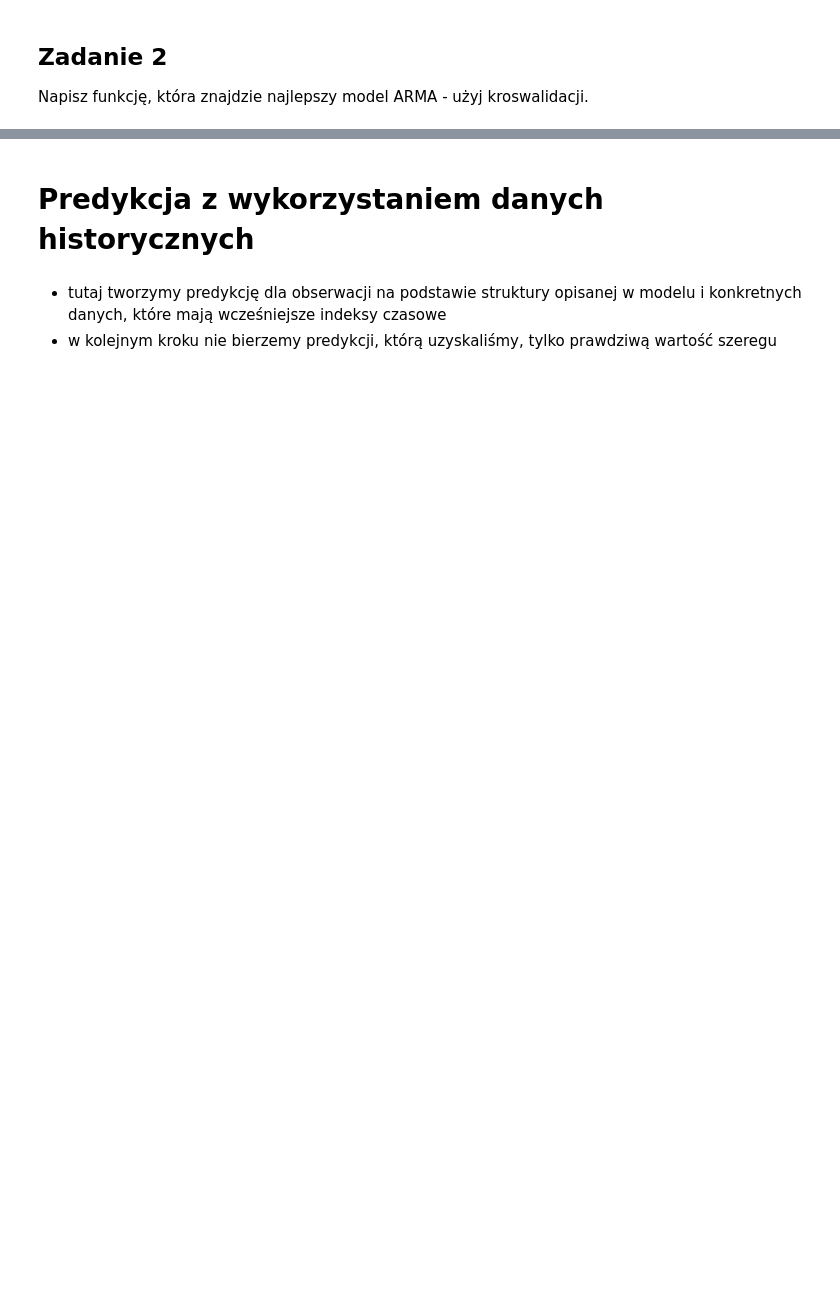
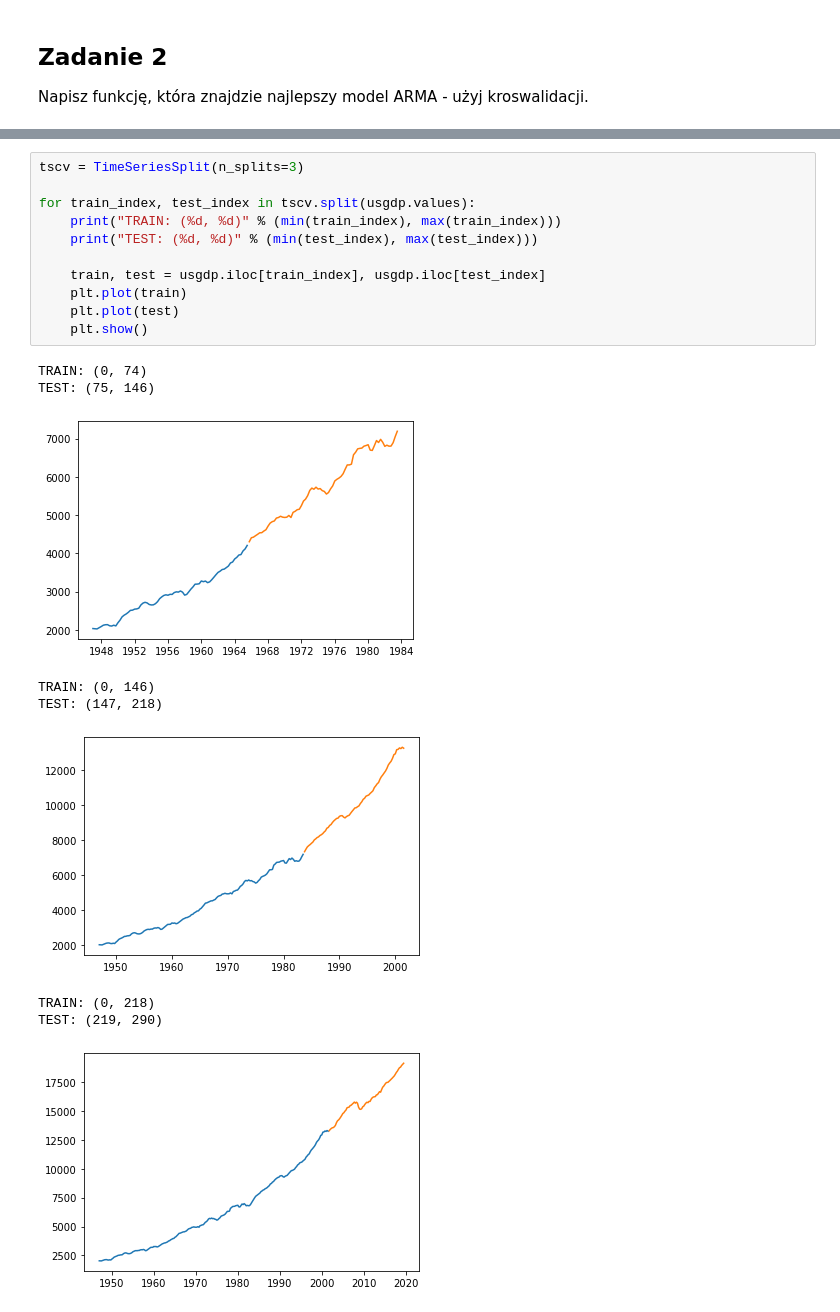
Before and after one commit to mdabrowski-phd/ds250223_regul, a Jupyter notebook: 03_szeregi_czasowe/07_predykcja_szeregow_czasowych.ipynb, the cells around one changed output, grey strips where cells are left out. Saved outputs shown, nothing was run; the diff lists cells and outputs as text; blank space fills up the shorter version.

```diff
--- a/03_szeregi_czasowe/07_predykcja_szeregow_czasowych.ipynb
+++ b/03_szeregi_czasowe/07_predykcja_szeregow_czasowych.ipynb
@@ -185,8 +291,24 @@ def find_the_best_arma_crossal(ts, max_p=10, max_q=10, ar=False, cross=5):
     min_mae = np.nanmin(mae_values)
     min_arg_mae = np.argwhere(mae_values == min_mae)[0]
     print("MINIMUM MAE=%f for p=%d, q=%d" % (min_mae, min_arg_mae[0], min_arg_mae[1]))
-# %% [markdown]
-# Predykcja z wykorzystaniem danych historycznych
-# %% [markdown]
-- tutaj tworzymy predykcję dla obserwacji na podstawie struktury opisanej w modelu i konkretnych danych, które mają wcześniejsze indeksy czasowe
-- w kolejnym kroku nie bierzemy predykcji, którą uzyskaliśmy, tylko prawdziwą wartość szeregu
+# %%
+tscv = TimeSeriesSplit(n_splits=3)
+
+for train_index, test_index in tscv.split(usgdp.values):
+    print("TRAIN: (%d, %d)" % (min(train_index), max(train_index)))
+    print("TEST: (%d, %d)" % (min(test_index), max(test_index)))
+
+    train, test = usgdp.iloc[train_index], usgdp.iloc[test_index]
+    plt.plot(train)
+    plt.plot(test)
+    plt.show()
+# %% [output]
+TRAIN: (0, 74)
+TEST: (75, 146)
+[figure, added]
+TRAIN: (0, 146)
+TEST: (147, 218)
+[figure, added]
+TRAIN: (0, 218)
+TEST: (219, 290)
+[figure, added]
```
Also changed, not shown: parts of 17 cells of this notebook, 1 other file.
